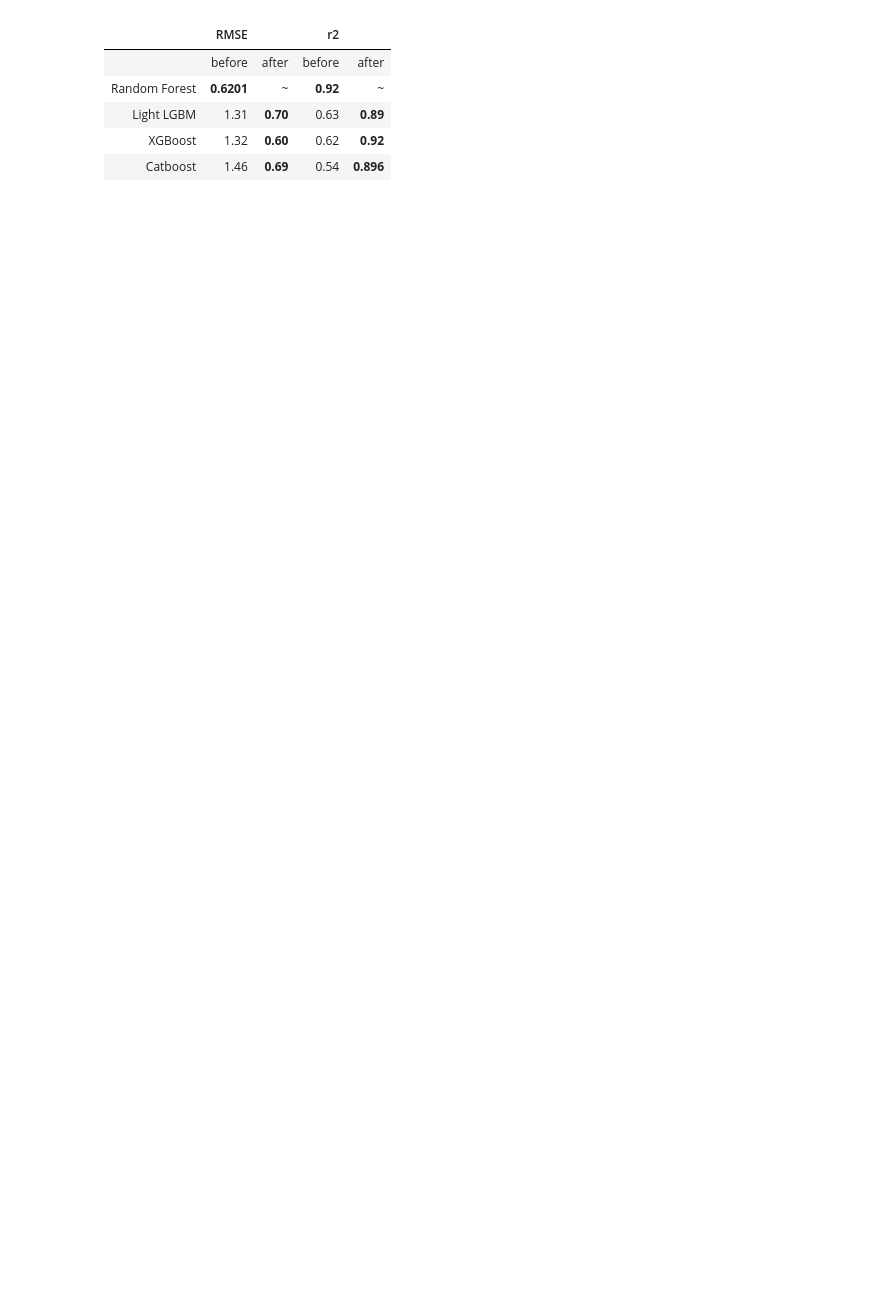
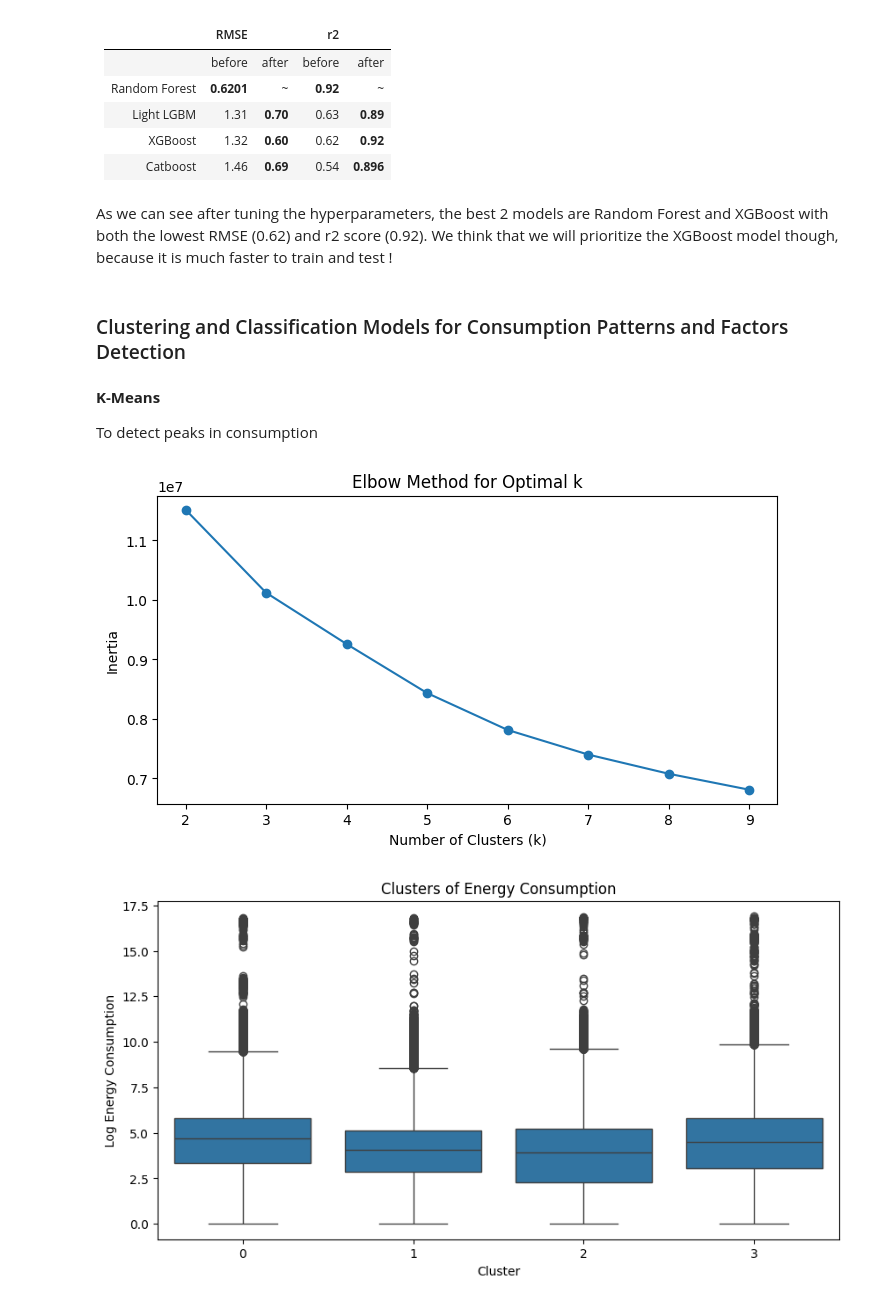
Before and after one commit to Noemiemz/Explainability-AI, a Jupyter notebook: EnergyConsumption_Main.ipynb, the cells around one changed output. Saved outputs shown, nothing was run; the diff lists cells and outputs as text; code cells hidden in the pictures; blank space fills up the shorter version.

Commit message:
clustering and consumption patterns and factors detection

```diff
--- a/EnergyConsumption_Noemie.ipynb
+++ b/EnergyConsumption_Main.ipynb
@@ -1184,3 +1162,52 @@ CatBoost R2 Score: 0.8962520681123156
 | Light LGBM    | 1.31   | **0.70**  | 0.63   | **0.89**  |
 | XGBoost       | 1.32   | **0.60**  | 0.62   | **0.92**  |
 | Catboost      | 1.46   | **0.69**  | 0.54   | **0.896** |
+# %% [markdown]
+As we can see after tuning the hyperparameters, the best 2 models are Random Forest and XGBoost with both the lowest RMSE (0.62) and r2 score (0.92). We think that we will prioritize the XGBoost model though, because it is much faster to train and test !
+# %% [markdown]
+### Clustering and Classification Models for Consumption Patterns and Factors Detection
+# %% [markdown]
+**K-Means**
+
+To detect peaks in consumption
+# %%
+subset_df['meter_reading_log'] = np.log1p(subset_df['meter_reading'])
+features = ['meter_reading_log','air_temperature', 'dew_temperature','cloud_coverage', 'precip_depth_1_hr', 'sea_level_pressure','wind_direction','wind_speed']
+
+cluster5_preprocessor = ColumnTransformer(
+    transformers=[
+        ('num', StandardScaler(), features)
+    ]
+)
+
+X_cluster = cluster5_preprocessor.fit_transform(subset_df[features])
+
+#Finding optimal k using the Elbow method
+inertia = []
+K_range = range(2, 10)
+for k in K_range:
+    kmeans = KMeans(n_clusters=k, random_state=42, n_init=10)
+    kmeans.fit(X_cluster)
+    inertia.append(kmeans.inertia_)
+
+# Plot Elbow Curve to determine best k
+plt.figure(figsize=(8, 4))
+plt.plot(K_range, inertia, marker='o')
+plt.xlabel('Number of Clusters (k)')
+plt.ylabel('Inertia')
+plt.title('Elbow Method for Optimal k')
+plt.show()
+
+kmeans = KMeans(n_clusters=4, random_state=42, n_init=10)
+subset_df['cluster'] = kmeans.fit_predict(X_cluster)
+
+# Visualize clusters by energy consumption patterns
+plt.figure(figsize=(10, 5))
+sns.boxplot(x=subset_df['cluster'], y=subset_df['meter_reading_log'])
+plt.xlabel('Cluster')
+plt.ylabel('Log Energy Consumption')
+plt.title('Clusters of Energy Consumption')
+plt.show()
+# %% [output]
+[figure, added]
+[figure, added]
```
Also changed, not shown: parts of 25 cells of this notebook.
